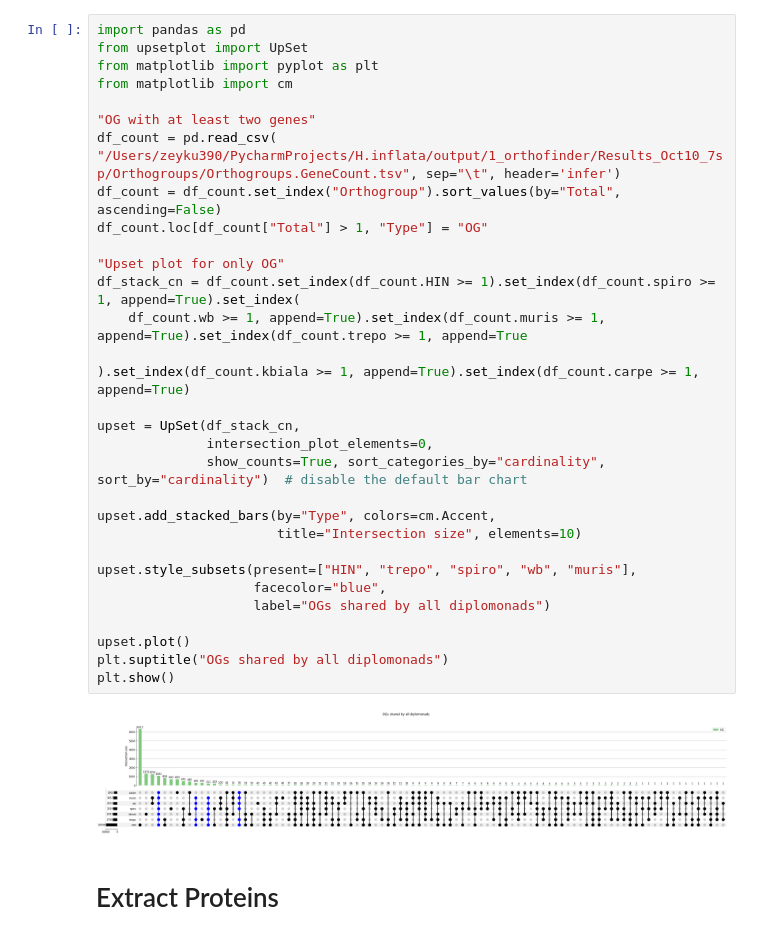
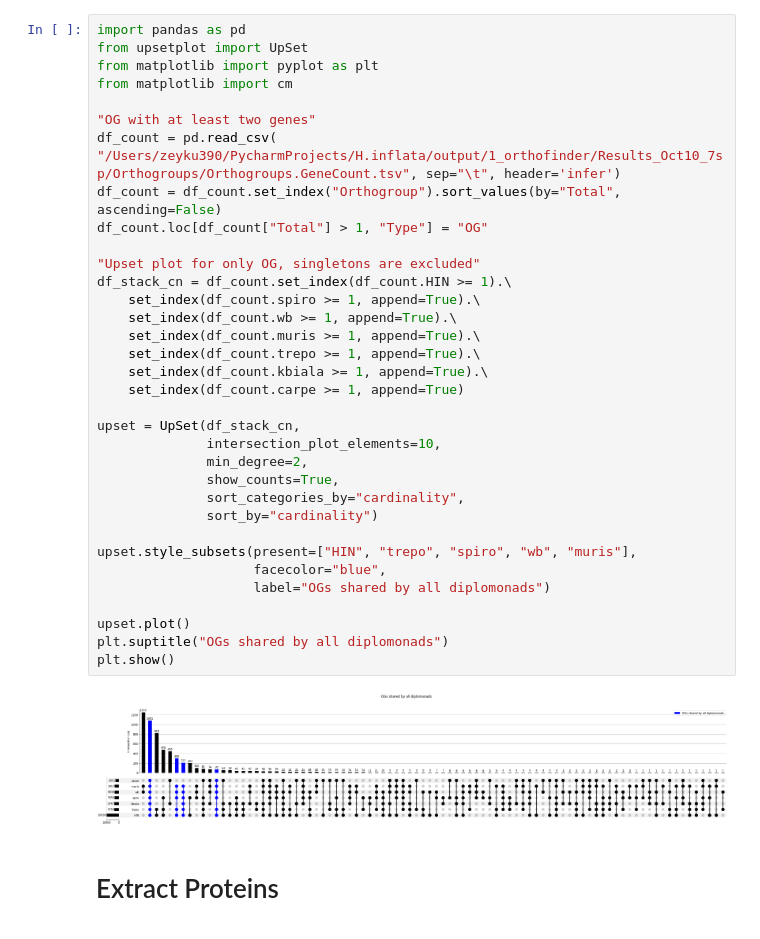
Before and after one commit to zeynepkurtw/H_inflata, a Jupyter notebook: jupyter/1_orthofinder/3_OG_conserved.ipynb, the cells around one changed output. Drawn from its saved outputs; the diff is of its cells as text.

```diff
--- a/jupyter/1_orthofinder/3_OG_conserved.ipynb
+++ b/jupyter/1_orthofinder/3_OG_conserved.ipynb
@@ -1,35 +1,39 @@
 # %%
 import pandas as pd
 from upsetplot import UpSet
 from matplotlib import pyplot as plt
 from matplotlib import cm
 
 "OG with at least two genes"
 df_count = pd.read_csv( "/Users/zeyku390/PycharmProjects/H.inflata/output/1_orthofinder/Results_Oct10_7sp/Orthogroups/Orthogroups.GeneCount.tsv", sep="\t", header='infer')
 df_count = df_count.set_index("Orthogroup").sort_values(by="Total", ascending=False)
 df_count.loc[df_count["Total"] > 1, "Type"] = "OG"
 
-"Upset plot for only OG"
-df_stack_cn = df_count.set_index(df_count.HIN >= 1).set_index(df_count.spiro >= 1, append=True).set_index(
-    df_count.wb >= 1, append=True).set_index(df_count.muris >= 1, append=True).set_index(df_count.trepo >= 1, append=True
-                                                                                             ).set_index(df_count.kbiala >= 1, append=True).set_index(df_count.carpe >= 1, append=True)
+"Upset plot for only OG, singletons are excluded"
+df_stack_cn = df_count.set_index(df_count.HIN >= 1).\
+    set_index(df_count.spiro >= 1, append=True).\
+    set_index(df_count.wb >= 1, append=True).\
+    set_index(df_count.muris >= 1, append=True).\
+    set_index(df_count.trepo >= 1, append=True).\
+    set_index(df_count.kbiala >= 1, append=True).\
+    set_index(df_count.carpe >= 1, append=True)
 
 upset = UpSet(df_stack_cn,
-              intersection_plot_elements=0,
-              show_counts=True, sort_categories_by="cardinality", sort_by="cardinality")  # disable the default bar chart
-
-upset.add_stacked_bars(by="Type", colors=cm.Accent,
-                       title="Intersection size", elements=10)
+              intersection_plot_elements=10,
+              min_degree=2,
+              show_counts=True,
+              sort_categories_by="cardinality",
+              sort_by="cardinality")
 
 upset.style_subsets(present=["HIN", "trepo", "spiro", "wb", "muris"],
                     facecolor="blue",
                     label="OGs shared by all diplomonads")
 
 upset.plot()
 plt.suptitle("OGs shared by all diplomonads")
 plt.show()
 # %% [output]
-[figure, old version]
+[figure, new version]
 # %% [markdown]
 # Extract Proteins
 # %%
```
Also changed, not shown: parts of 2 cells of this notebook, 2 other files.
